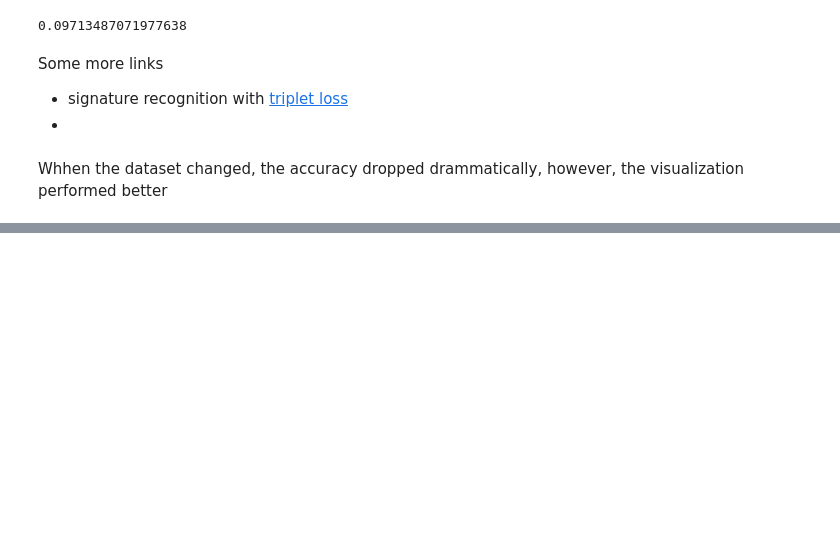
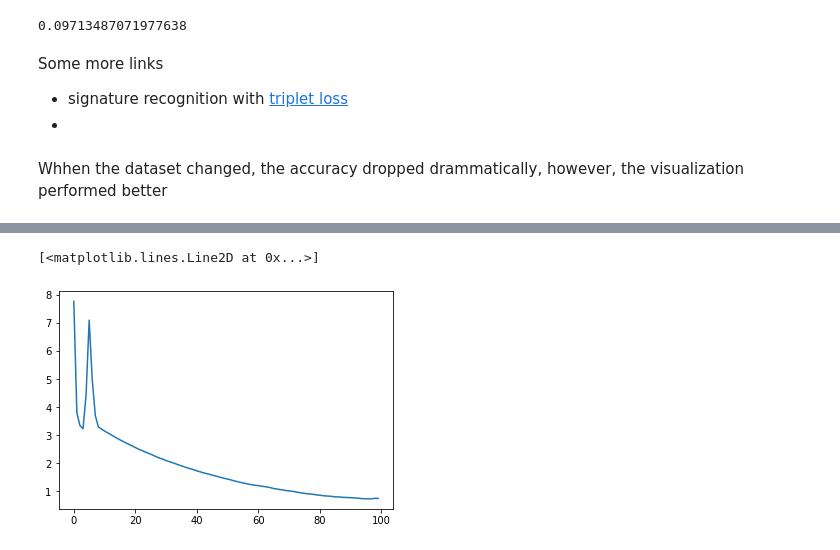
Before and after one commit to MefAldemisov/SourceCodeAuthorshipAttribution, a Jupyter notebook: Embeddings.ipynb, the cells around one changed output, grey strips where cells are left out. Drawn from its saved outputs; the diff is of its cells as text; code cells hidden in the pictures; blank space fills up the shorter version.

Commit message:
Hard triplet loss tested sucessfully

```diff
--- a/Embeddings.ipynb
+++ b/Embeddings.ipynb
@@ -1219,0 +1218,22 @@ Whhen the dataset changed, the accuracy dropped drammatically, however, the visu
+# %%
+
+tfa_model = create_model(activation="relu", L2_lambda=0.001, pool_1_size=4,
+                         pool_2_size=4, conv_1_size=8, conv_2_size=8, dense_1=64)
+tfa_model.compile(
+    optimizer=tf.keras.optimizers.Adam(0.1),
+    loss=tfa.losses.TripletSemiHardLoss(margin=0.2)
+)
+# %%
+batch_size = 128
+epochs = 100
+steps_per_epoch = int(new_X.shape[0]/batch_size)
+
+lr_schedule = callbacks.ReduceLROnPlateau(monitor='loss', actor=0.5, patience=2, min_delta=0.000001, verbouse=1)
+early_stopping = callbacks.EarlyStopping(monitor="loss", min_delta = 0.0001, patience=7, restore_best_weights=True)
+
+
+history = tfa_model.fit(x=new_X, y=new_y, epochs = epochs,
+                         validation_data = (new_X, new_y),
+                         steps_per_epoch=steps_per_epoch,
+                         verbose=1,
+                         callbacks=[lr_schedule, early_stopping])
@@ -1219,0 +1258,7 @@ Whhen the dataset changed, the accuracy dropped drammatically, however, the visu
+# %%
+# a bit more
+history = tfa_model.fit(x=new_X, y=new_y, epochs = epochs,
+                         validation_data = (new_X, new_y),
+                         steps_per_epoch=steps_per_epoch,
+                         verbose=1,
+                         callbacks=[lr_schedule, early_stopping])
@@ -1219,0 +1322,5 @@ Whhen the dataset changed, the accuracy dropped drammatically, however, the visu
+# %%
+plt.plot(history.history['loss'])
+# %% [output]
+[<matplotlib.lines.Line2D at 0x...>]
+[figure, added]
```
Also changed, not shown: parts of 21 cells of this notebook.
